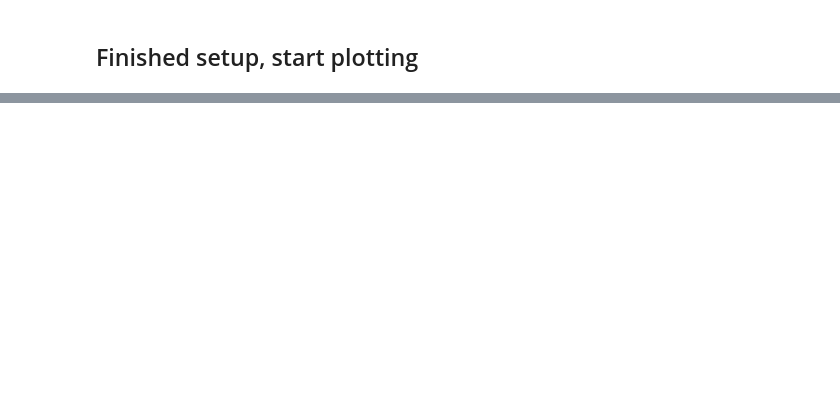
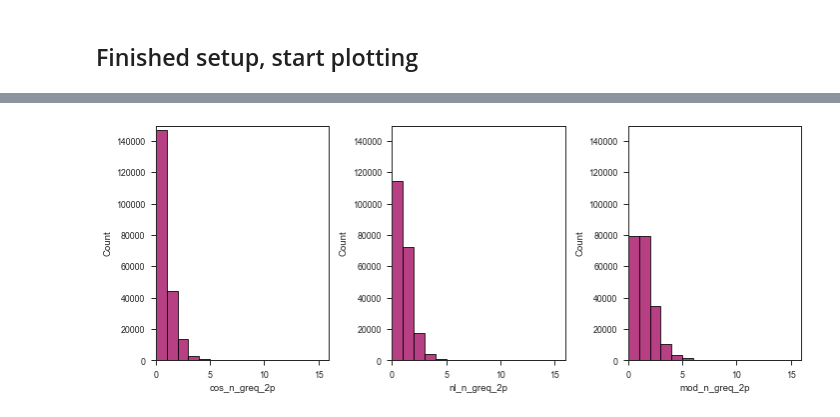
Before and after one commit to bittremieux/cosine_neutral_loss, a Jupyter notebook: notebooks/plots.ipynb, the cells around one changed output, grey strips where cells are left out. Saved outputs shown, nothing was run; the diff lists cells and outputs as text; code cells hidden in the pictures; blank space fills up the shorter version.

```diff
--- a/notebooks/plots.ipynb
+++ b/notebooks/plots.ipynb
@@ -71,3 +127,29 @@ plt.close()
+# %%
+fig, axes = plt.subplots(1, 3, figsize=(10, 4))
+
+xlabels = ["cos_n_greq_2p","nl_n_greq_2p","mod_n_greq_2p"]
+max_x = similarities[["cos_n_greq_2p","nl_n_greq_2p","mod_n_greq_2p"]].max().max()
+max_y = max(similarities[xlabel].value_counts()[0] for xlabel in xlabels) * 1.02
+
+for i, ax in enumerate(axes.flatten()):
+    xlabel = xlabels[i]
+
+    hist = sns.histplot(data=similarities, x=xlabel, binwidth=1, ax= ax)
+    # for _, spine in hist.spines.items():
+    #     spine.set_visible(True)
+    # ax.set_xlabel(xlabel.replace("_", " ").capitalize())
+    # ax.set_ylabel(ylabel.replace("_", " ").capitalize())
+
+    ax.set_xlim((0,max_x))
+    ax.set_ylim((0,max_y))
+
+plt.tight_layout()
+
+plt.savefig("results/img/greater_2p_signals_{}.png".format(analysis_id), dpi=300, bbox_inches="tight")
+plt.show()
+plt.close()
+# %% [output]
+[figure, added]
 # %%
 g = sns.pairplot(similarities, kind="hist",
              vars=["cos_score", "nl_score", "mod_score", "cos_max_contribution", "nl_max_contribution"])
```
Also changed, not shown: parts of 9 cells of this notebook, 3 other files.
